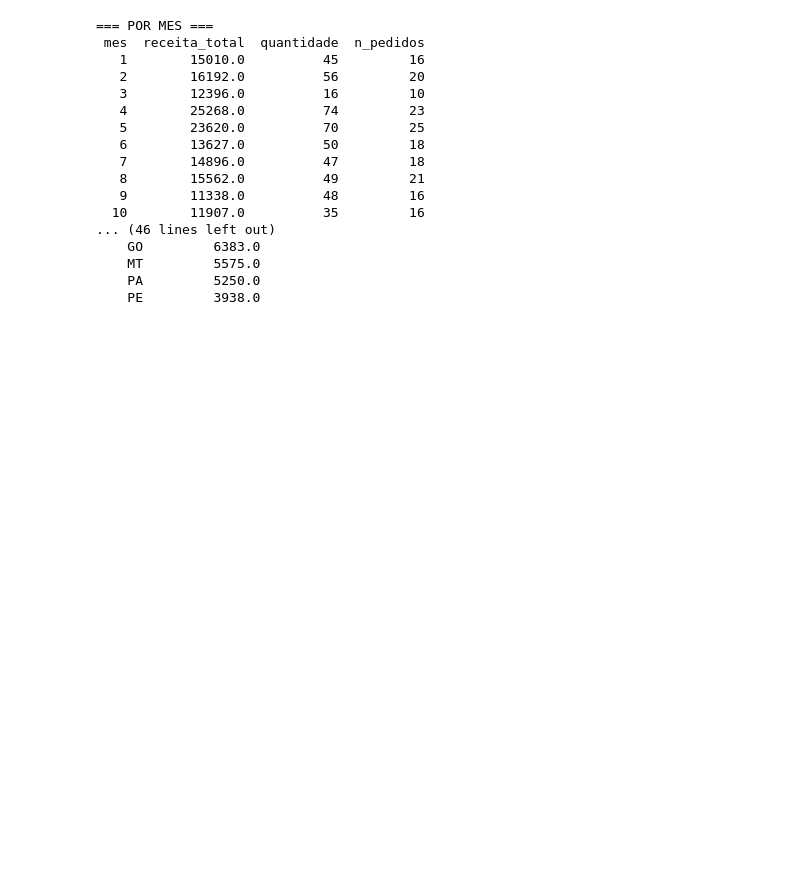
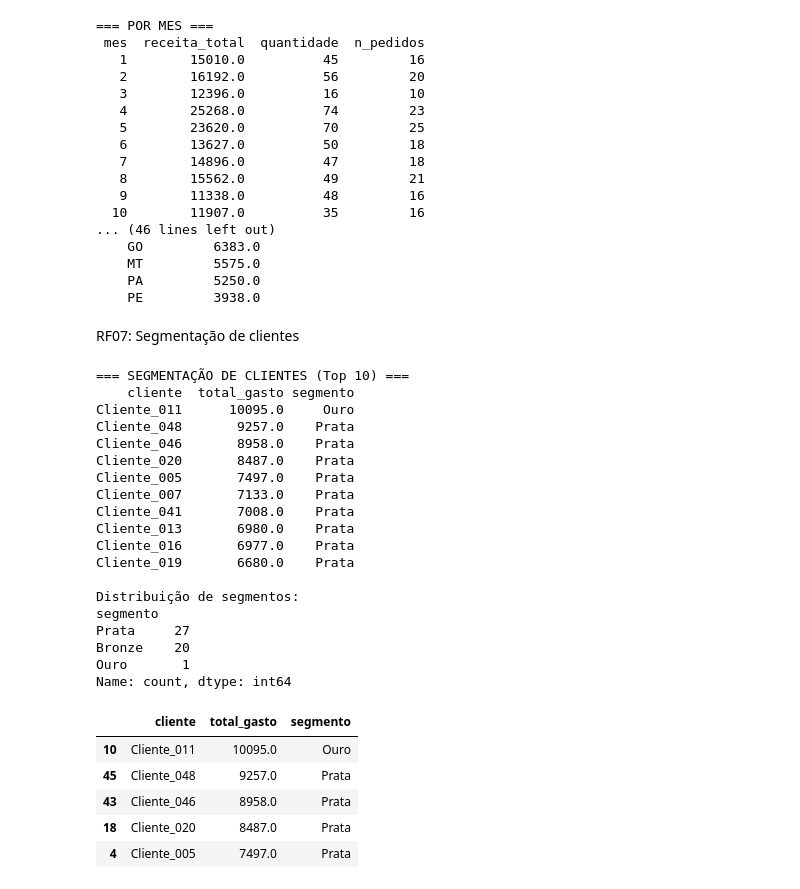
Before and after one commit to lindomarandradegertrudes/Miniprojeto_Lindomar_WEEK8, a Jupyter notebook: notebooks/dataview.ipynb, the cells around one changed output. Saved outputs shown, nothing was run; the diff lists cells and outputs as text; code cells hidden in the pictures; blank space fills up the shorter version.

Commit message:
RF07: Segmentação de clientes

```diff
--- a/notebooks/dataview.ipynb
+++ b/notebooks/dataview.ipynb
@@ -444,3 +444,60 @@ metricas = calcular_metricas(df)
     MT         5575.0
     PA         5250.0
     PE         3938.0
+# %% [markdown]
+RF07: Segmentação de clientes
+# %%
+def segmentar_clientes(df):
+    """Agrupa por cliente, calcula total gasto e classifica em:
+        < R$ 3.000          → Bronze
+        R$ 3.000–R$ 10.000  → Prata
+        > R$ 10.000         → Ouro
+    Usa lambda com ternário aninhado (if/elif/else em uma linha)."""
+    clientes_df = (
+        df.groupby("cliente")["receita_total"]
+        .sum()
+        .reset_index()
+    )
+    clientes_df.columns = ["cliente", "total_gasto"]
+
+    clientes_df["segmento"] = clientes_df["total_gasto"].apply(
+        lambda g: "Ouro" if g > 10000 else ("Prata" if g >= 3000 else "Bronze")
+    )
+
+    clientes_df = clientes_df.sort_values("total_gasto", ascending=False)
+
+    print("=== SEGMENTAÇÃO DE CLIENTES (Top 10) ===")
+    print(clientes_df.head(10).to_string(index=False))
+    print(f"\nDistribuição de segmentos:\n{clientes_df['segmento'].value_counts()}")
+
+    return clientes_df
+
+
+clientes = segmentar_clientes(df)
+clientes.head()
+# %% [output]
+=== SEGMENTAÇÃO DE CLIENTES (Top 10) ===
+    cliente  total_gasto segmento
+Cliente_011      10095.0     Ouro
+Cliente_048       9257.0    Prata
+Cliente_046       8958.0    Prata
+Cliente_020       8487.0    Prata
+Cliente_005       7497.0    Prata
+Cliente_007       7133.0    Prata
+Cliente_041       7008.0    Prata
+Cliente_013       6980.0    Prata
+Cliente_016       6977.0    Prata
+Cliente_019       6680.0    Prata
+
+Distribuição de segmentos:
+segmento
+Prata     27
+Bronze    20
+Ouro       1
+Name: count, dtype: int64
+|  | cliente | total_gasto | segmento |
+| 10 | Cliente_011 | 10095.0 | Ouro |
+| 45 | Cliente_048 | 9257.0 | Prata |
+| 43 | Cliente_046 | 8958.0 | Prata |
+| 18 | Cliente_020 | 8487.0 | Prata |
+| 4 | Cliente_005 | 7497.0 | Prata |
```
